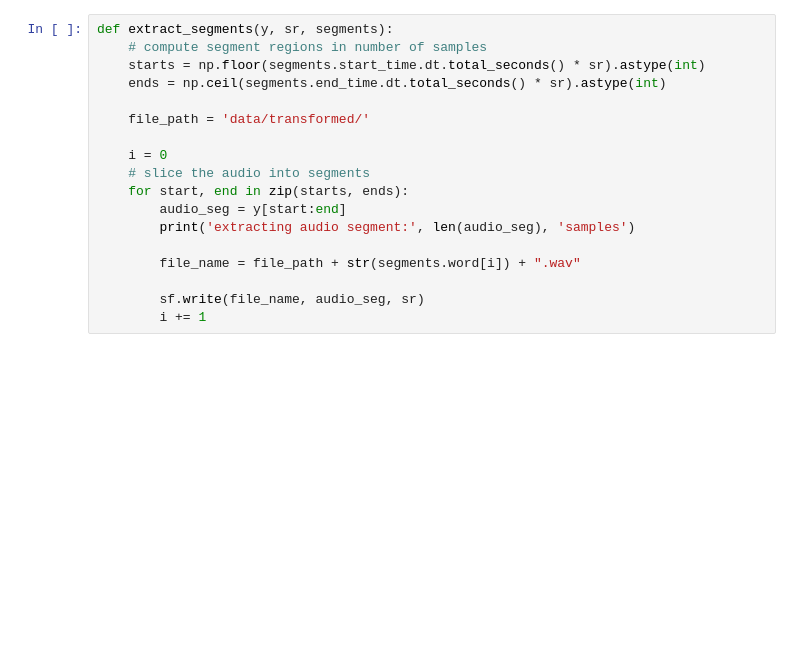
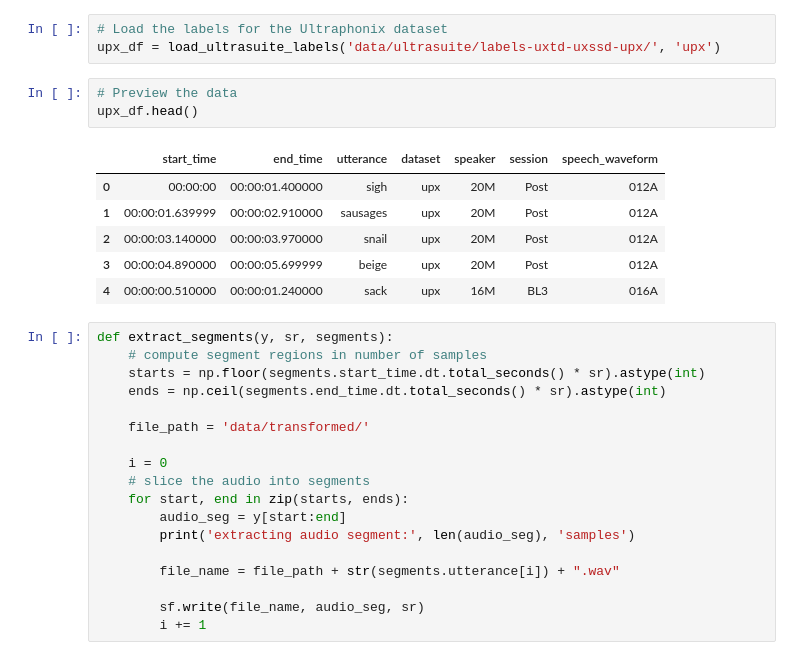
Before and after one commit to toopster/dsc-capstone-project, a Jupyter notebook: preprocessing.ipynb, the cells around one changed output. Saved outputs shown, nothing was run; the diff lists cells and outputs as text; blank space fills up the shorter version.

```diff
--- a/preprocessing.ipynb
+++ b/preprocessing.ipynb
@@ -21,3 +84,16 @@ df.head()
+# %%
+# Load the labels for the Ultraphonix dataset
+upx_df = load_ultrasuite_labels('data/ultrasuite/labels-uxtd-uxssd-upx/', 'upx')
+# %%
+# Preview the data
+upx_df.head()
+# %% [output]
+|  | start_time | end_time | utterance | dataset | speaker | session | speech_waveform |
+| 0 | 00:00:00 | 00:00:01.400000 | sigh | upx | 20M | Post | 012A |
+| 1 | 00:00:01.639999 | 00:00:02.910000 | sausages | upx | 20M | Post | 012A |
+| 2 | 00:00:03.140000 | 00:00:03.970000 | snail | upx | 20M | Post | 012A |
+| 3 | 00:00:04.890000 | 00:00:05.699999 | beige | upx | 20M | Post | 012A |
+| 4 | 00:00:00.510000 | 00:00:01.240000 | sack | upx | 16M | BL3 | 016A |
 # %%
 def extract_segments(y, sr, segments):
     # compute segment regions in number of samples
@@ -32,7 +108,7 @@ def extract_segments(y, sr, segments):
         audio_seg = y[start:end]
         print('extracting audio segment:', len(audio_seg), 'samples')
 
-        file_name = file_path + str(segments.word[i]) + ".wav"
+        file_name = file_path + str(segments.utterance[i]) + ".wav"
 
         sf.write(file_name, audio_seg, sr)
         i += 1
```
Also changed, not shown: parts of 10 cells of this notebook.
